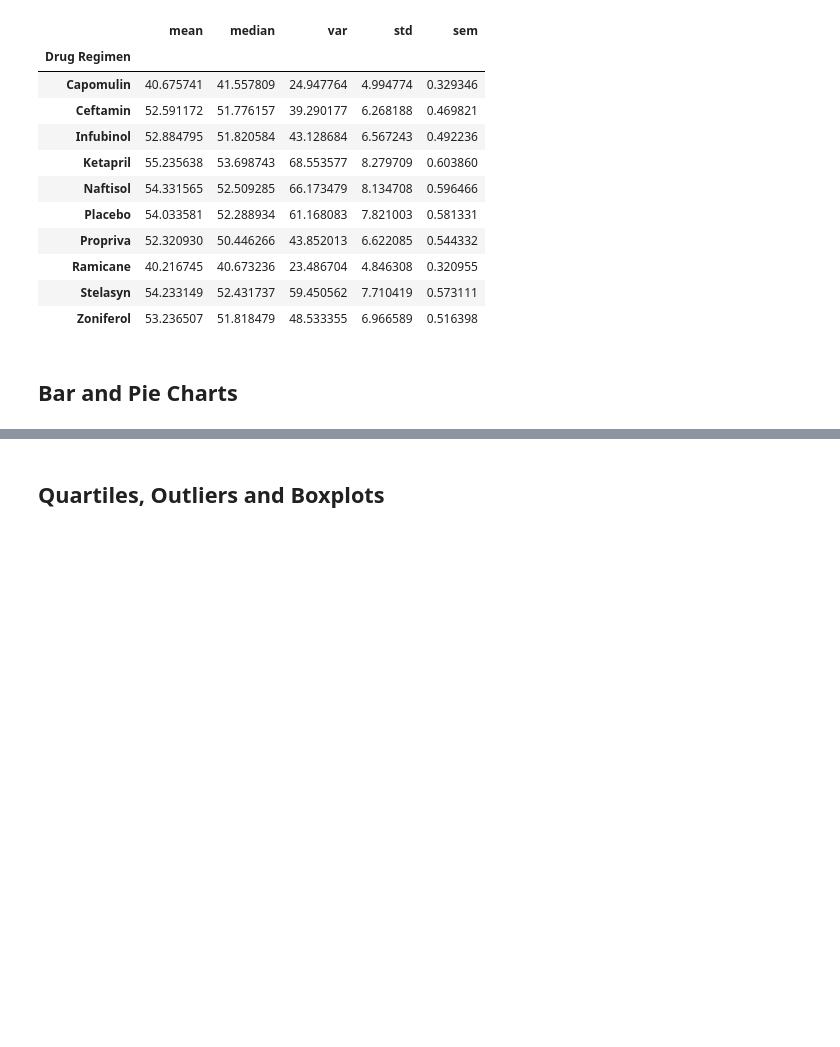
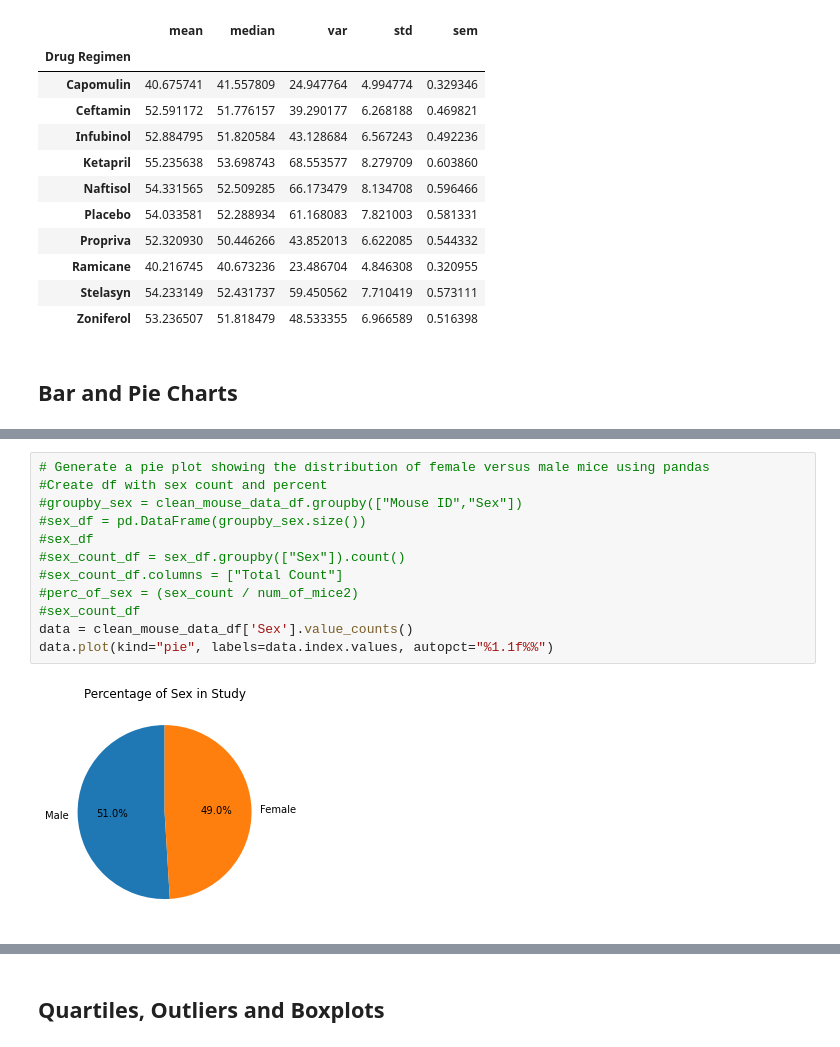
Before and after one commit to nicpie-bit/Mouse-Tumor-Analysis-Matplotlib, a Jupyter notebook: PowerOfPlots/pymaceuticals_starter.ipynb, the cells around one changed output, grey strips where cells are left out. Cells and saved outputs as stored; diff of their text form; blank space fills up the shorter version.

Commit message:
Created Pie charts

```diff
--- a/PowerOfPlots/pymaceuticals_starter.ipynb
+++ b/PowerOfPlots/pymaceuticals_starter.ipynb
@@ -168 +167,15 @@ Text(0, 0.5, 'Number of Mice')
+# %%
+# Generate a pie plot showing the distribution of female versus male mice using pandas
+#Create df with sex count and percent
+#groupby_sex = clean_mouse_data_df.groupby(["Mouse ID","Sex"])
+#sex_df = pd.DataFrame(groupby_sex.size())
+#sex_df
+#sex_count_df = sex_df.groupby(["Sex"]).count()
+#sex_count_df.columns = ["Total Count"]
+#perc_of_sex = (sex_count / num_of_mice2)
+#sex_count_df
+data = clean_mouse_data_df['Sex'].value_counts()
+data.plot(kind="pie", labels=data.index.values, autopct="%1.1f%%")
+# %% [output]
+[figure, added]
 # %%
```
Also changed, not shown: parts of 5 cells of this notebook.
